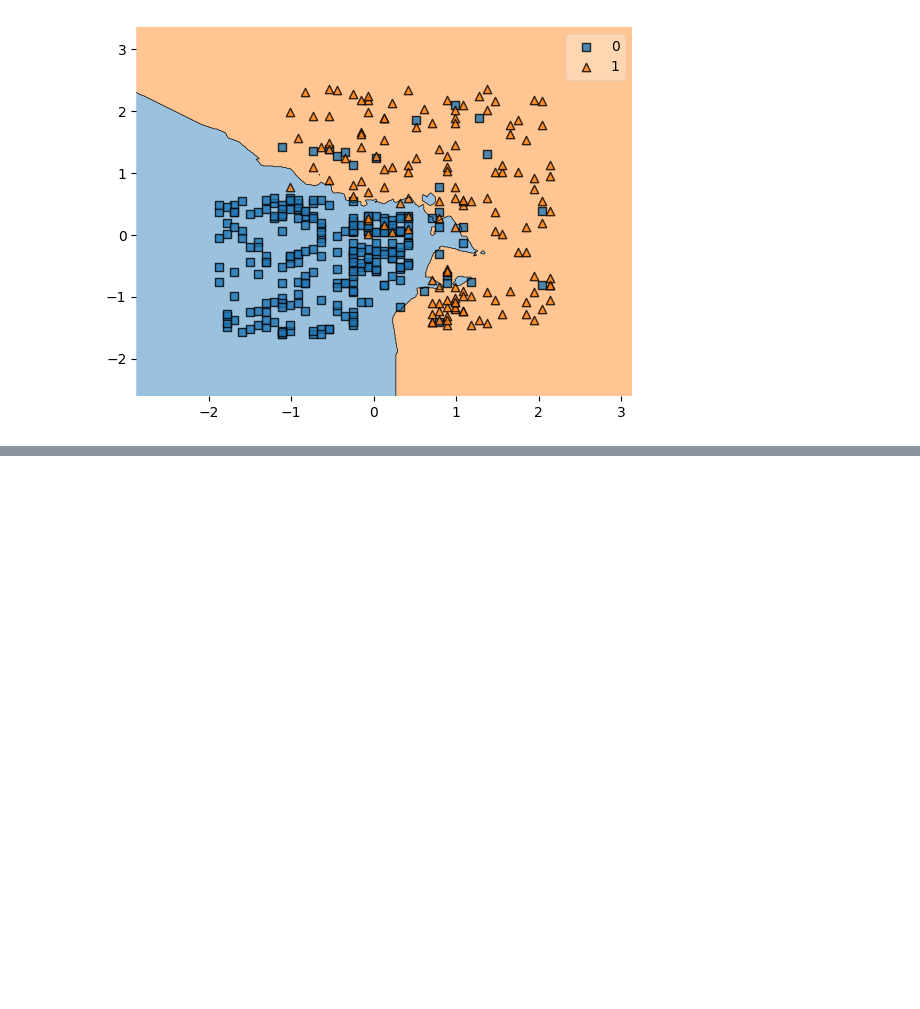
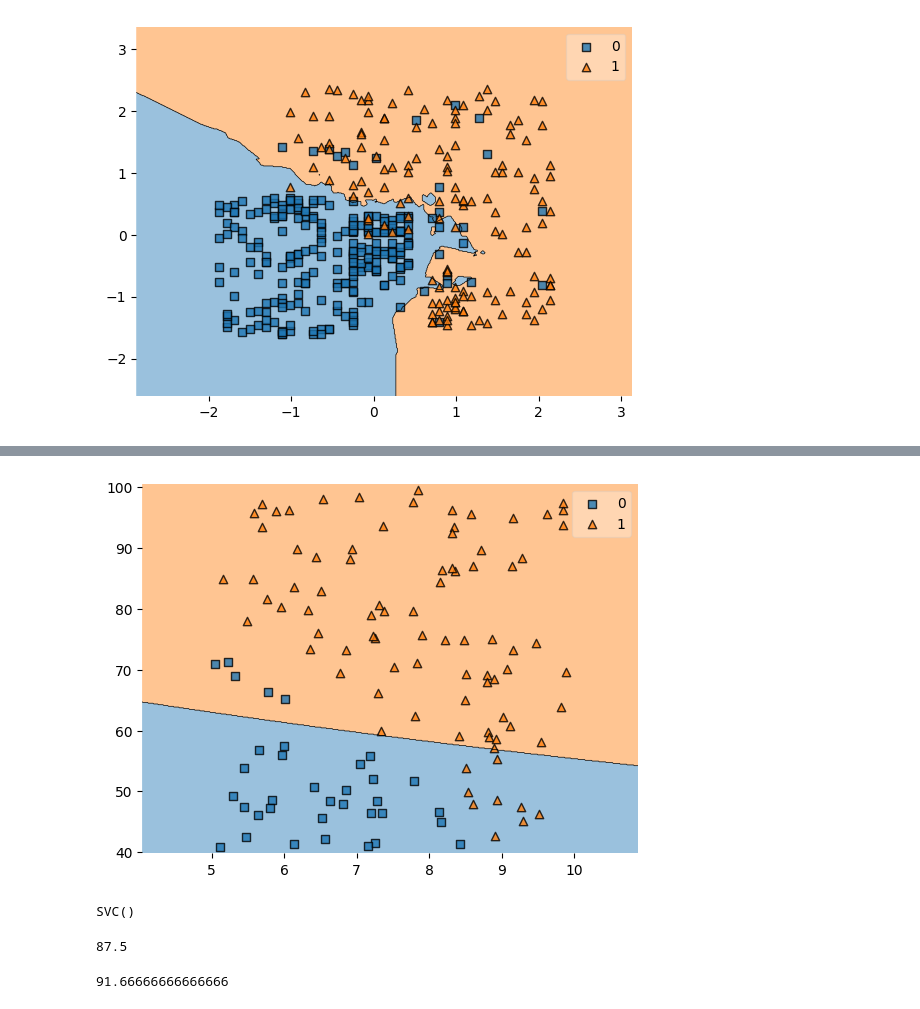
Before and after one commit to jaskiratbudhmaan-ship-it/LocalRepo, a Jupyter notebook: Machine_Learning_3.ipynb, the cells around one changed output, grey strips where cells are left out. Cells and saved outputs as stored; diff of their text form; code cells hidden in the pictures; blank space fills up the shorter version.

```diff
--- a/Machine_Learning_3.ipynb
+++ b/Machine_Learning_3.ipynb
@@ -334,0 +424,19 @@ plt.show()
+# %%
+plot_decision_regions(x.to_numpy(),y.to_numpy(),clf=sv1)
+plt.show()
+# %% [output]
+[figure, added]
+# %%
+from sklearn.svm import SVC
+sv2 = SVC(kernel="rbf")
+sv2.fit(x_train,y_train)
+# %% [output]
+SVC()
+# %%
+sv2.score(x_train,y_train)*100
+# %% [output]
+87.5
+# %%
+sv2.score(x_test,y_test)*100
+# %% [output]
+91.66666666666666
```
Also changed, not shown: parts of 48 cells of this notebook.
